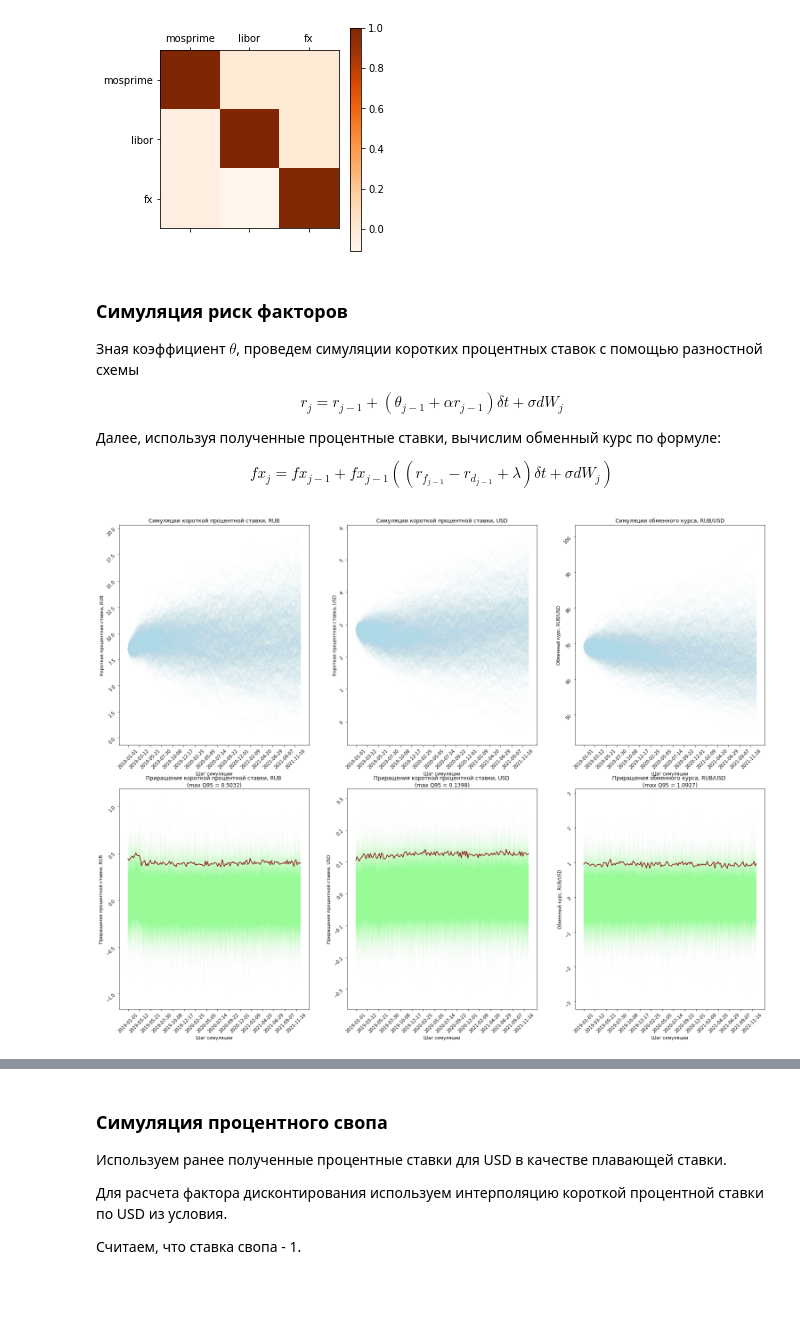
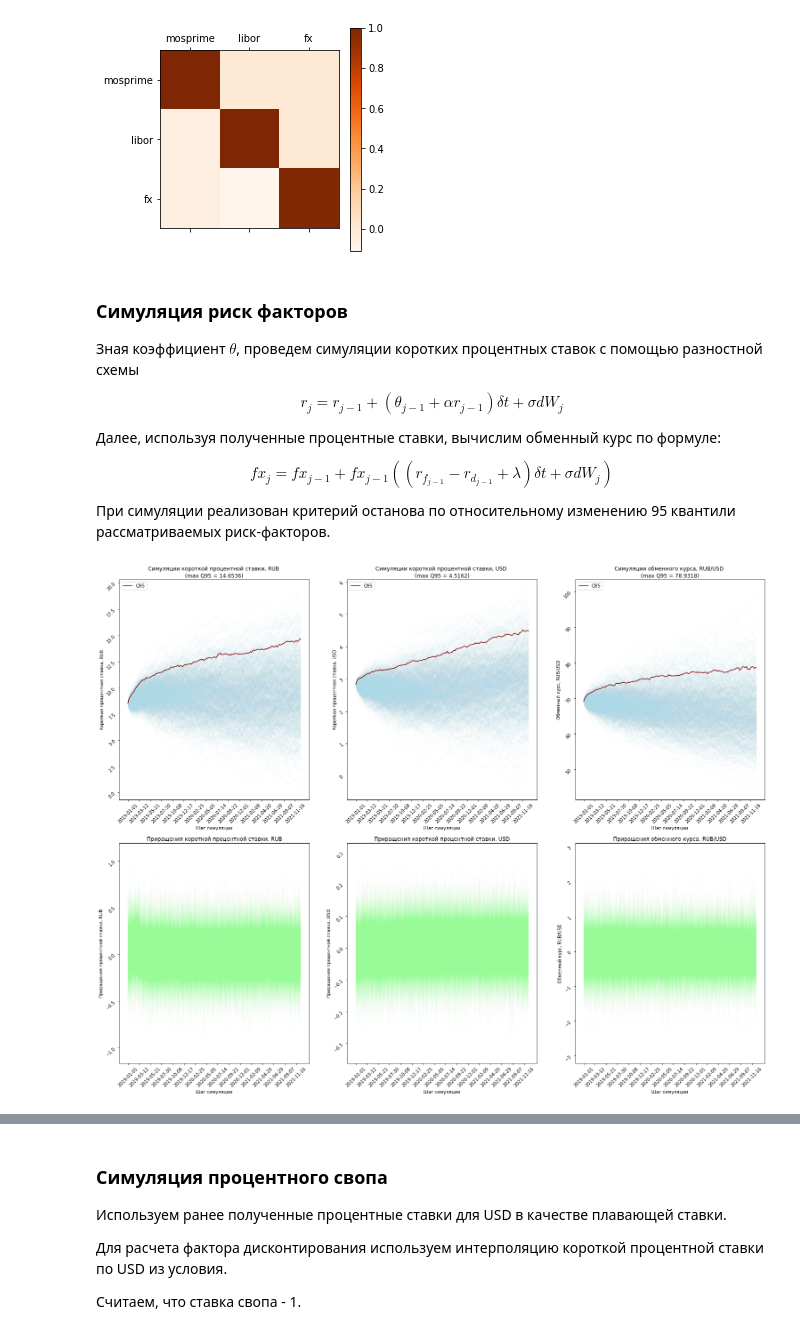
Before and after one commit to goo-goo-goo-joob/hse_stochastic_modeling, a Jupyter notebook: risk_factors_modeling.ipynb, the cells around one changed output, grey strips where cells are left out. Saved outputs shown, nothing was run; the diff lists cells and outputs as text; code cells hidden in the pictures; blank space fills up the shorter version.

Commit message:
fix quantile

```diff
--- a/risk_factors_modeling.ipynb
+++ b/risk_factors_modeling.ipynb
@@ -143,8 +143,10 @@ $$r_j = r_{j - 1} + (\theta_{j - 1} + \alpha r_{j - 1}) \delta t + \sigma dW_j$$
 Далее, используя полученные процентные ставки, вычислим обменный курс по формуле:
 
 $$fx_j = fx_{j - 1} + fx_{j - 1} ((r_{f_{j-1}} - r_{d_{j-1}} + \lambda) \delta t + \sigma dW_j)$$
+
+При симуляции реализован критерий останова по относительному изменению 95 квантили рассматриваемых риск-факторов.
 # %%
-eps = 0.01 # порог для относительного изменения 95 квантили
+eps = 0.008 # порог для относительного изменения 95 квантили
 T_ = len(theta_rub)
 N = 100 # начальное количество симуляций
 irs_rub_sim_all = []
@@ -173,9 +175,9 @@ while any([abs(sim_diff_old[0] / sim_diff_new[0] - 1) > eps,
         irs_usd_sim_all.append(irs_usd_sim)
         fx_sim_all.append(fx_sim)
     sim_diff_old = sim_diff_new
-    sim_diff_new = [max(np.quantile(np.diff(irs_rub_sim_all), q=0.95, axis=0)),
-                    max(np.quantile(np.diff(irs_usd_sim_all), q=0.95, axis=0)),
-                    max(np.quantile(np.diff(fx_sim_all), q=0.95, axis=0))
+    sim_diff_new = [max(np.quantile(irs_rub_sim_all, q=0.95, axis=0)),
+                    max(np.quantile(irs_usd_sim_all, q=0.95, axis=0)),
+                    max(np.quantile(fx_sim_all, q=0.95, axis=0))
                    ]
 # %%
 irs_rub_sim_all = np.array(irs_rub_sim_all) * 100
@@ -184,52 +186,55 @@ irs_usd_sim_all = np.array(irs_usd_sim_all) * 100
 fig, axs = plt.subplots(2, 3, figsize=(26, 20), )
 
 axs[0, 0].plot(range(T_), np.array(irs_rub_sim_all).T, alpha=0.05, c='lightblue')
+axs[0, 0].plot(range(T_), np.quantile(irs_rub_sim_all, q=0.95, axis=0), label='Q95', c='maroon')
 axs[0, 0].set_xticks(range(0, T, 10), pd.Series(dt_range[::10]).astype(str).values)
 axs[0, 0].tick_params(labelrotation=45)
-axs[0, 0].set_title('Симуляции короткой процентной ставки, RUB')
+axs[0, 0].legend()
+axs[0, 0].set_title(f'Симуляции короткой процентной ставки, RUB \n(max Q95 = {round(max(np.quantile(irs_rub_sim_all, q=0.95, axis=0)), 4)})')
 axs[0, 0].set_ylabel('Короткая процентная ставка, RUB')
 axs[0, 0].set_xlabel('Шаг симуляции')
 
 axs[1, 0].plot(range(T_-1), np.diff(irs_rub_sim_all, axis=1).T, alpha=0.05, c='palegreen', linewidth=0.3)
-axs[1, 0].plot(range(T_-1), np.quantile(np.diff(irs_rub_sim_all), q=0.95, axis=0), label='Q95', c='maroon')
 axs[1, 0].set_xticks(range(0, T, 10), pd.Series(dt_range[::10]).astype(str).values)
 axs[1, 0].tick_params(labelrotation=45)
-axs[1, 0].set_title(f'Приращения короткой процентной ставки, RUB \n(max Q95 = {round(max(np.quantile(np.diff(irs_rub_sim_all), q=0.95, axis=0)), 4)})')
+axs[1, 0].set_title('Приращения короткой процентной ставки, RUB')
 axs[1, 0].set_ylabel('Приращения процентной ставки, RUB')
 axs[1, 0].set_xlabel('Шаг симуляции')
 
 axs[0, 1].plot(range(T_), np.array(irs_usd_sim_all).T, alpha=0.05, c='lightblue')
+axs[0, 1].plot(range(T_), np.quantile(irs_usd_sim_all, q=0.95, axis=0), label='Q95', c='maroon')
 axs[0, 1].set_xticks(range(0, T, 10), pd.Series(dt_range[::10]).astype(str).values)
 axs[0, 1].tick_params(labelrotation=45)
-axs[0, 1].set_title('Симуляции короткой процентной ставки, USD')
+axs[0, 1].legend()
+axs[0, 1].set_title(f'Симуляции короткой процентной ставки, USD \n(max Q95 = {round(max(np.quantile(irs_usd_sim_all, q=0.95, axis=0)), 4)})')
 axs[0, 1].set_ylabel('Короткая процентная ставка, USD')
 axs[0, 1].set_xlabel('Шаг симуляции')
 
 axs[1, 1].plot(range(T_-1), np.diff(irs_usd_sim_all, axis=1).T, alpha=0.05, c='palegreen', linewidth=0.3)
-axs[1, 1].plot(range(T_-1), np.quantile(np.diff(irs_usd_sim_all), q=0.95, axis=0), label='Q95', c='maroon')
 axs[1, 1].set_xticks(range(0, T, 10), pd.Series(dt_range[::10]).astype(str).values)
 axs[1, 1].tick_params(labelrotation=45)
-axs[1, 1].set_title(f'Приращения короткой процентной ставки, USD \n(max Q95 = {round(max(np.quantile(np.diff(irs_usd_sim_all), q=0.95, axis=0)), 4)})')
+axs[1, 1].set_title('Приращения короткой процентной ставки, USD')
 axs[1, 1].set_ylabel('Приращения процентной ставки, USD')
 axs[1, 1].set_xlabel('Шаг симуляции')
 
 axs[0, 2].plot(range(T_), np.array(fx_sim_all).T, alpha=0.05, c='lightblue')
+axs[0, 2].plot(range(T_), np.quantile(fx_sim_all, q=0.95, axis=0), label='Q95', c='maroon')
 axs[0, 2].set_xticks(range(0, T, 10), pd.Series(dt_range[::10]).astype(str).values)
 axs[0, 2].tick_params(labelrotation=45)
-axs[0, 2].set_title('Симуляции обменного курса, RUB/USD')
+axs[0, 2].legend()
+axs[0, 2].set_title(f'Симуляции обменного курса, RUB/USD \n(max Q95 = {round(max(np.quantile(fx_sim_all, q=0.95, axis=0)), 4)})')
 axs[0, 2].set_ylabel('Обменный курс, RUB/USD')
 axs[0, 2].set_xlabel('Шаг симуляции')
 
 axs[1, 2].plot(range(T_-1), np.diff(fx_sim_all, axis=1).T, alpha=0.05, c='palegreen', linewidth=0.3)
-axs[1, 2].plot(range(T_-1), np.quantile(np.diff(fx_sim_all), q=0.95, axis=0), label='Q95', c='maroon')
 axs[1, 2].set_xticks(range(0, T, 10), pd.Series(dt_range[::10]).astype(str).values)
 axs[1, 2].tick_params(labelrotation=45)
-axs[1, 2].set_title(f'Приращения обменного курса, RUB/USD \n(max Q95 = {round(max(np.quantile(np.diff(fx_sim_all), q=0.95, axis=0)), 4)})')
+axs[1, 2].set_title(f'Приращения обменного курса, RUB/USD')
 axs[1, 2].set_ylabel('Обменный курс, RUB/USD')
 axs[1, 2].set_xlabel('Шаг симуляции')
 plt.show()
 # %% [output]
-[figure, old version]
+[figure, new version]
 # %% [markdown]
 По итогам проведенной симуляции можно сказать, что на момент 01.01.2019 на рынке прогнозировался спад обменного курса - полученная динамика подтверждается реальными данными.
 
```
Also changed, not shown: parts of 2 cells of this notebook.
